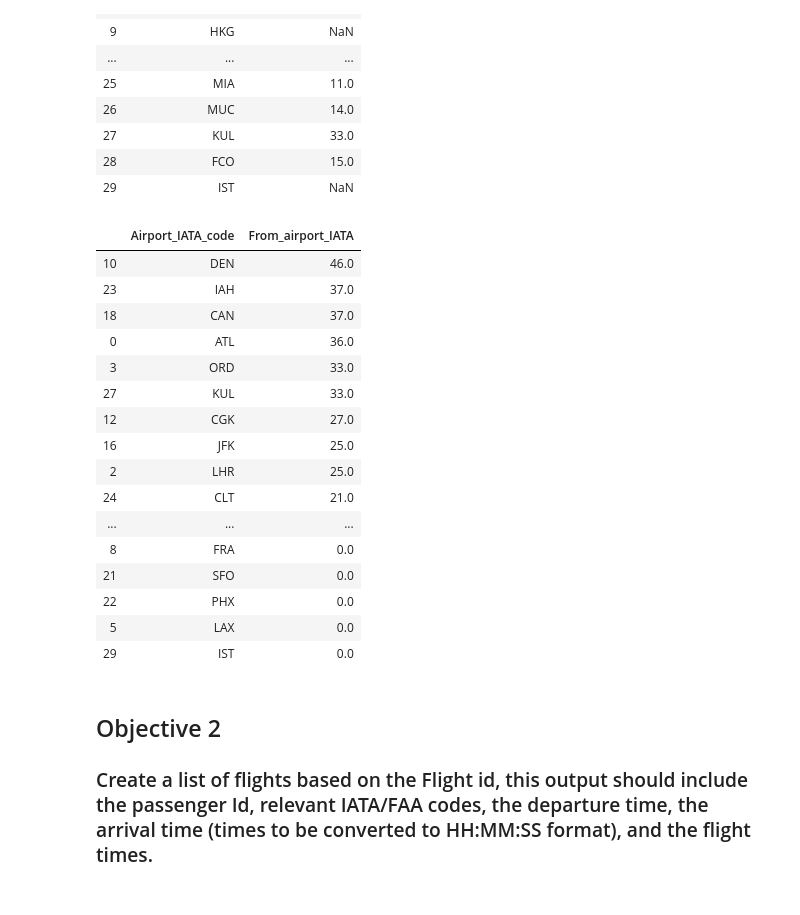
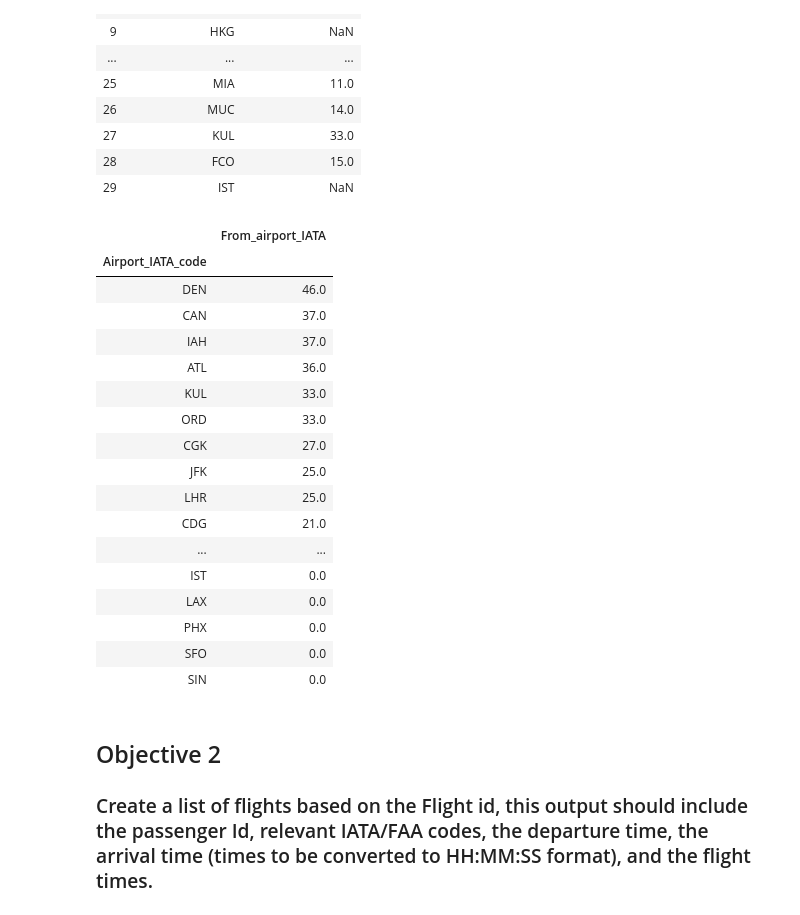
Before and after one commit to bloomfield-analysis/jk800839, a Jupyter notebook: CSMCC16 Flight Assignment JK800839.ipynb, the cells around one changed output. Drawn from its saved outputs; the diff is of its cells as text; code cells hidden in the pictures.

```diff
--- a/CSMCC16 Flight Assignment JK800839.ipynb
+++ b/CSMCC16 Flight Assignment JK800839.ipynb
@@ -190,26 +173,28 @@ obj1 = obj_1_list_df.merge(from_counts_df, how='outer', on=['Airport_IATA_code',
 # %%
 # clean up results
 obj1=obj1.fillna(0)
-obj1=obj1.sort_values(by=['From_airport_IATA'], ascending=False)
+obj1=obj1.sort_values(by=['From_airport_IATA','Airport_IATA_code'], ascending=[False,True])
+obj1.set_index('Airport_IATA_code', inplace=True, drop=True)
 obj1
 # %% [output]
-|  | Airport_IATA_code | From_airport_IATA |
-| 10 | DEN | 46.0 |
-| 23 | IAH | 37.0 |
-| 18 | CAN | 37.0 |
-| 0 | ATL | 36.0 |
-| 3 | ORD | 33.0 |
-| 27 | KUL | 33.0 |
-| 12 | CGK | 27.0 |
-| 16 | JFK | 25.0 |
-| 2 | LHR | 25.0 |
-| 24 | CLT | 21.0 |
-| ... | ... | ... |
-| 8 | FRA | 0.0 |
-| 21 | SFO | 0.0 |
-| 22 | PHX | 0.0 |
-| 5 | LAX | 0.0 |
-| 29 | IST | 0.0 |
+|  | From_airport_IATA |
+| Airport_IATA_code |  |
+| DEN | 46.0 |
+| CAN | 37.0 |
+| IAH | 37.0 |
+| ATL | 36.0 |
+| KUL | 33.0 |
+| ORD | 33.0 |
+| CGK | 27.0 |
+| JFK | 25.0 |
+| LHR | 25.0 |
+| CDG | 21.0 |
+| ... | ... |
+| IST | 0.0 |
+| LAX | 0.0 |
+| PHX | 0.0 |
+| SFO | 0.0 |
+| SIN | 0.0 |
 # %% [markdown]
 ## Objective 2
 ### Create a list of flights based on the Flight id, this output should include the passenger Id, relevant IATA/FAA codes, the departure time, the arrival time (times to be converted to HH:MM:SS format), and the flight times.
```
Also changed, not shown: parts of 24 cells of this notebook.
